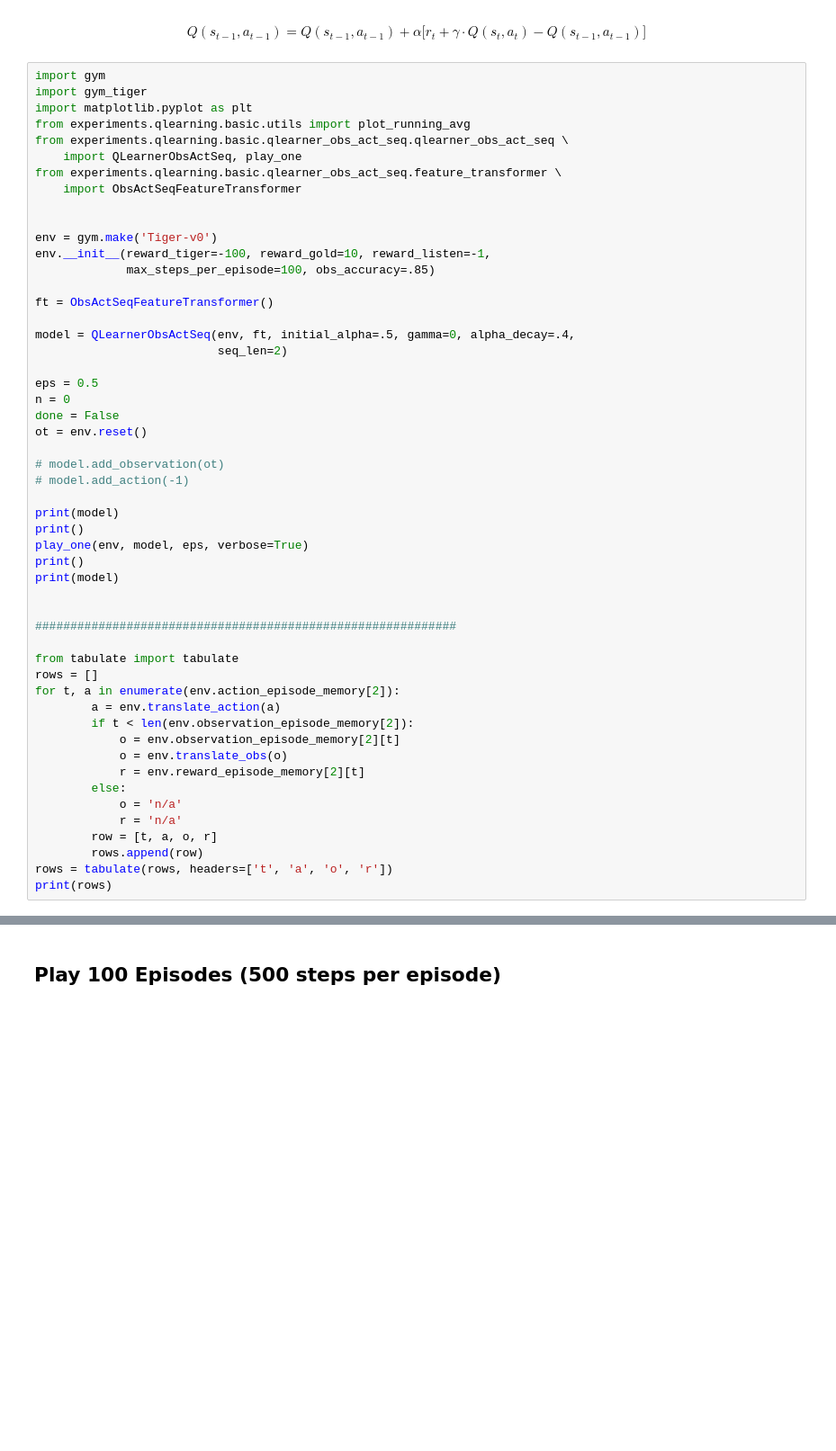
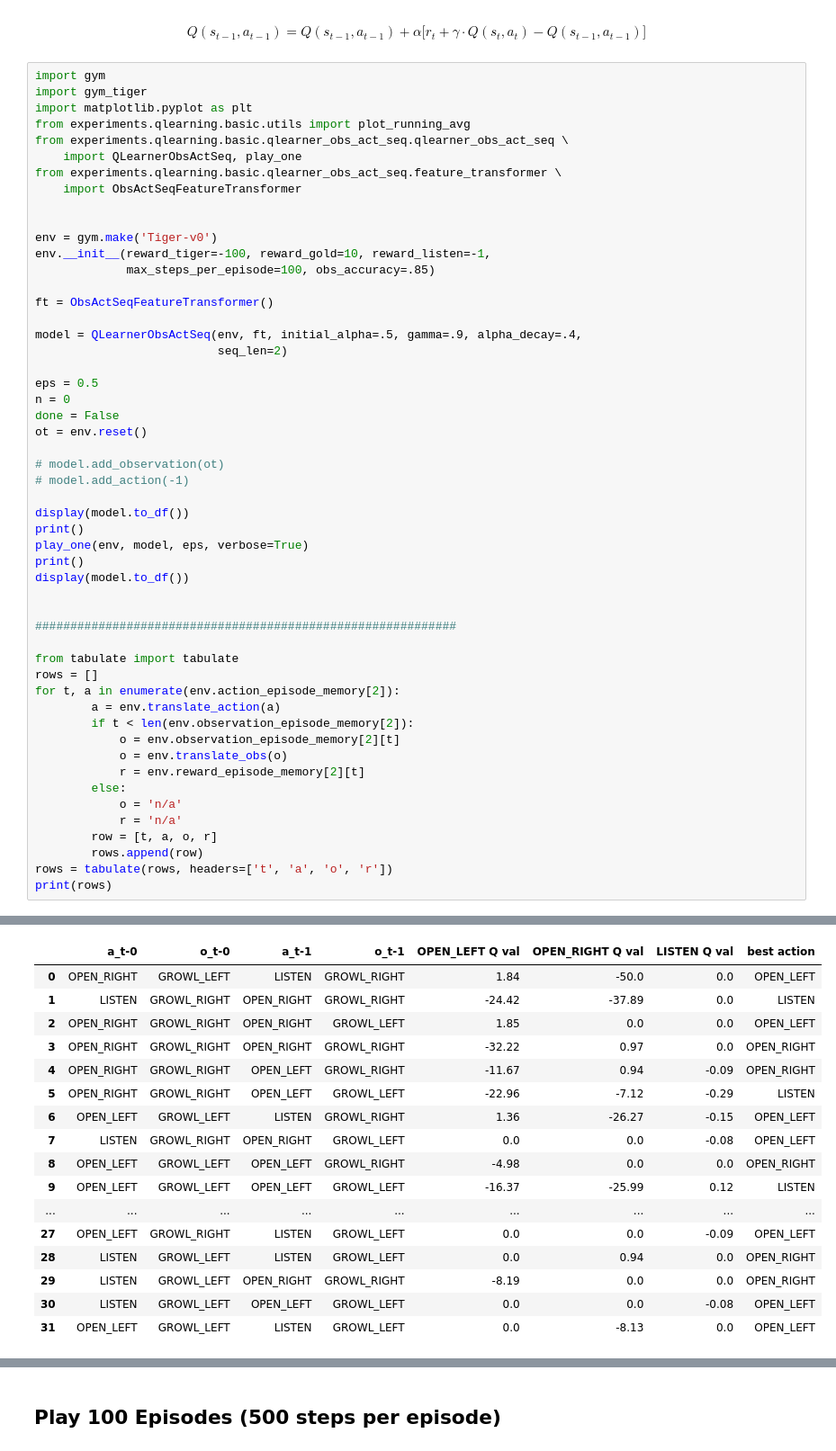
Before and after one commit to jackblandin/research, a Jupyter notebook: experiments/qlearning/basic/qlearner_obs_act_seq/qlearner-obs-act-seq.ipynb, the cells around one changed output, grey strips where cells are left out. Shown at 90% size. Cells and saved outputs as stored; diff of their text form; blank space fills up the shorter version.

```diff
--- a/experiments/qlearning/basic/qlearner_obs_act_seq/qlearner-obs-act-seq.ipynb
+++ b/experiments/qlearning/basic/qlearner_obs_act_seq/qlearner-obs-act-seq.ipynb
@@ -83,7 +69,7 @@ env.__init__(reward_tiger=-100, reward_gold=10, reward_listen=-1,
 
 ft = ObsActSeqFeatureTransformer()
 
-model = QLearnerObsActSeq(env, ft, initial_alpha=.5, gamma=0, alpha_decay=.4,
+model = QLearnerObsActSeq(env, ft, initial_alpha=.5, gamma=.9, alpha_decay=.4,
                           seq_len=2)
 
 eps = 0.5
@@ -94,11 +80,11 @@ ot = env.reset()
 # model.add_observation(ot)
 # model.add_action(-1)
 
-print(model)
+display(model.to_df())
 print()
 play_one(env, model, eps, verbose=True)
 print()
-print(model)
+display(model.to_df())
 
 
 ############################################################
@@ -138,0 +126,17 @@ t     | o_t-1       | a_t-1      | r     | o_t         | a_t
+|  | a_t-0 | o_t-0 | a_t-1 | o_t-1 | OPEN_LEFT Q val | OPEN_RIGHT Q val | LISTEN Q val | best action |
+| 0 | OPEN_RIGHT | GROWL_LEFT | LISTEN | GROWL_RIGHT | 1.84 | -50.0 | 0.0 | OPEN_LEFT |
+| 1 | LISTEN | GROWL_RIGHT | OPEN_RIGHT | GROWL_RIGHT | -24.42 | -37.89 | 0.0 | LISTEN |
+| 2 | OPEN_RIGHT | GROWL_RIGHT | OPEN_RIGHT | GROWL_LEFT | 1.85 | 0.0 | 0.0 | OPEN_LEFT |
+| 3 | OPEN_RIGHT | GROWL_RIGHT | OPEN_RIGHT | GROWL_RIGHT | -32.22 | 0.97 | 0.0 | OPEN_RIGHT |
+| 4 | OPEN_RIGHT | GROWL_RIGHT | OPEN_LEFT | GROWL_RIGHT | -11.67 | 0.94 | -0.09 | OPEN_RIGHT |
+| 5 | OPEN_RIGHT | GROWL_RIGHT | OPEN_LEFT | GROWL_LEFT | -22.96 | -7.12 | -0.29 | LISTEN |
+| 6 | OPEN_LEFT | GROWL_LEFT | LISTEN | GROWL_RIGHT | 1.36 | -26.27 | -0.15 | OPEN_LEFT |
+| 7 | LISTEN | GROWL_RIGHT | OPEN_RIGHT | GROWL_LEFT | 0.0 | 0.0 | -0.08 | OPEN_LEFT |
+| 8 | OPEN_LEFT | GROWL_LEFT | OPEN_LEFT | GROWL_RIGHT | -4.98 | 0.0 | 0.0 | OPEN_RIGHT |
+| 9 | OPEN_LEFT | GROWL_LEFT | OPEN_LEFT | GROWL_LEFT | -16.37 | -25.99 | 0.12 | LISTEN |
+| ... | ... | ... | ... | ... | ... | ... | ... | ... |
+| 27 | OPEN_LEFT | GROWL_RIGHT | LISTEN | GROWL_LEFT | 0.0 | 0.0 | -0.09 | OPEN_LEFT |
+| 28 | LISTEN | GROWL_LEFT | LISTEN | GROWL_LEFT | 0.0 | 0.94 | 0.0 | OPEN_RIGHT |
+| 29 | LISTEN | GROWL_LEFT | OPEN_RIGHT | GROWL_RIGHT | -8.19 | 0.0 | 0.0 | OPEN_RIGHT |
+| 30 | LISTEN | GROWL_LEFT | OPEN_LEFT | GROWL_LEFT | 0.0 | 0.0 | -0.08 | OPEN_LEFT |
+| 31 | OPEN_LEFT | GROWL_LEFT | LISTEN | GROWL_LEFT | 0.0 | -8.13 | 0.0 | OPEN_LEFT |
```
Also changed, not shown: parts of 8 cells of this notebook, 4 other files.
